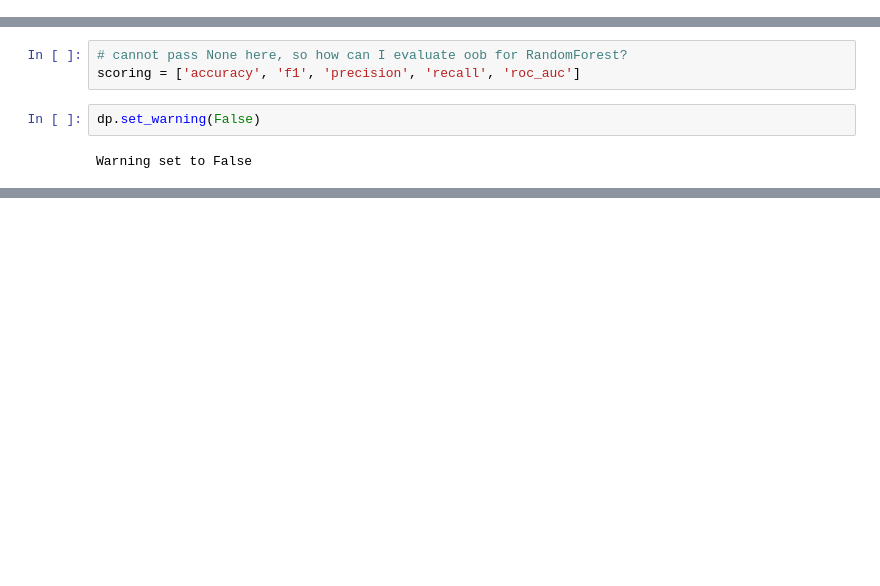
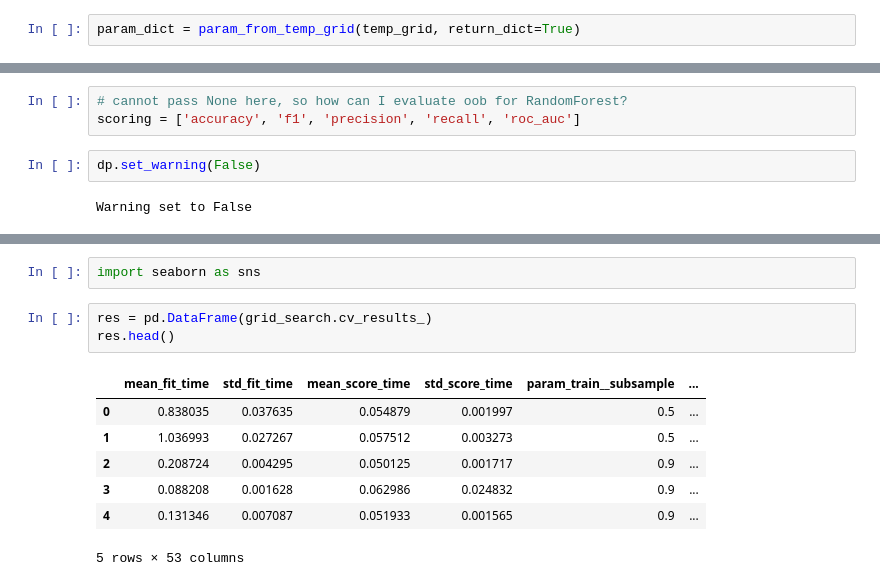
Before and after one commit to abhi8893/Titanic-Survival, a Jupyter notebook: notebooks/Hyperparameter Tuning - Preprocess and ML model.ipynb, the cells around one changed output, grey strips where cells are left out. Drawn from its saved outputs; the diff is of its cells as text; blank space fills up the shorter version.

```diff
--- a/notebooks/Hyperparameter Tuning - Preprocess and ML model.ipynb
+++ b/notebooks/Hyperparameter Tuning - Preprocess and ML model.ipynb
@@ -684,5 +698,7 @@ def param_from_temp_grid(temp_grid, **kwargs):
 # %%
 param_grid = param_from_temp_grid(temp_grid)
+# %%
+param_dict = param_from_temp_grid(temp_grid, return_dict=True)
 # %% [markdown]
 ## `GridSearchCV`
 # %%
@@ -710,0 +777,13 @@ joblib.dump(grid_search, 'grid.pkl')
+# %%
+import seaborn as sns
+# %%
+res = pd.DataFrame(grid_search.cv_results_)
+res.head()
+# %% [output]
+|  | mean_fit_time | std_fit_time | mean_score_time | std_score_time | param_train__subsample | ... |
+| 0 | 0.838035 | 0.037635 | 0.054879 | 0.001997 | 0.5 | ... |
+| 1 | 1.036993 | 0.027267 | 0.057512 | 0.003273 | 0.5 | ... |
+| 2 | 0.208724 | 0.004295 | 0.050125 | 0.001717 | 0.9 | ... |
+| 3 | 0.088208 | 0.001628 | 0.062986 | 0.024832 | 0.9 | ... |
+| 4 | 0.131346 | 0.007087 | 0.051933 | 0.001565 | 0.9 | ... |
+5 rows × 53 columns
```
Also changed, not shown: parts of 18 cells of this notebook, 12 other files.
